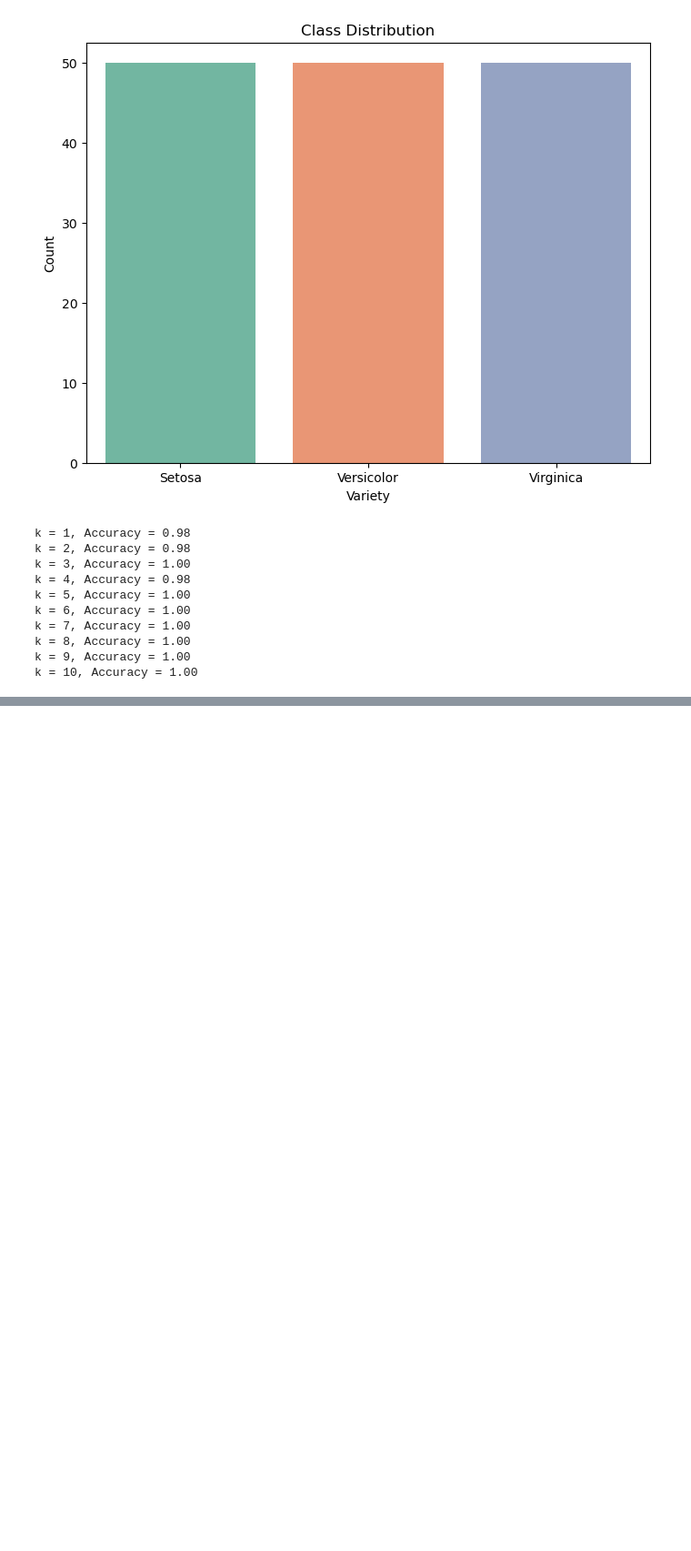
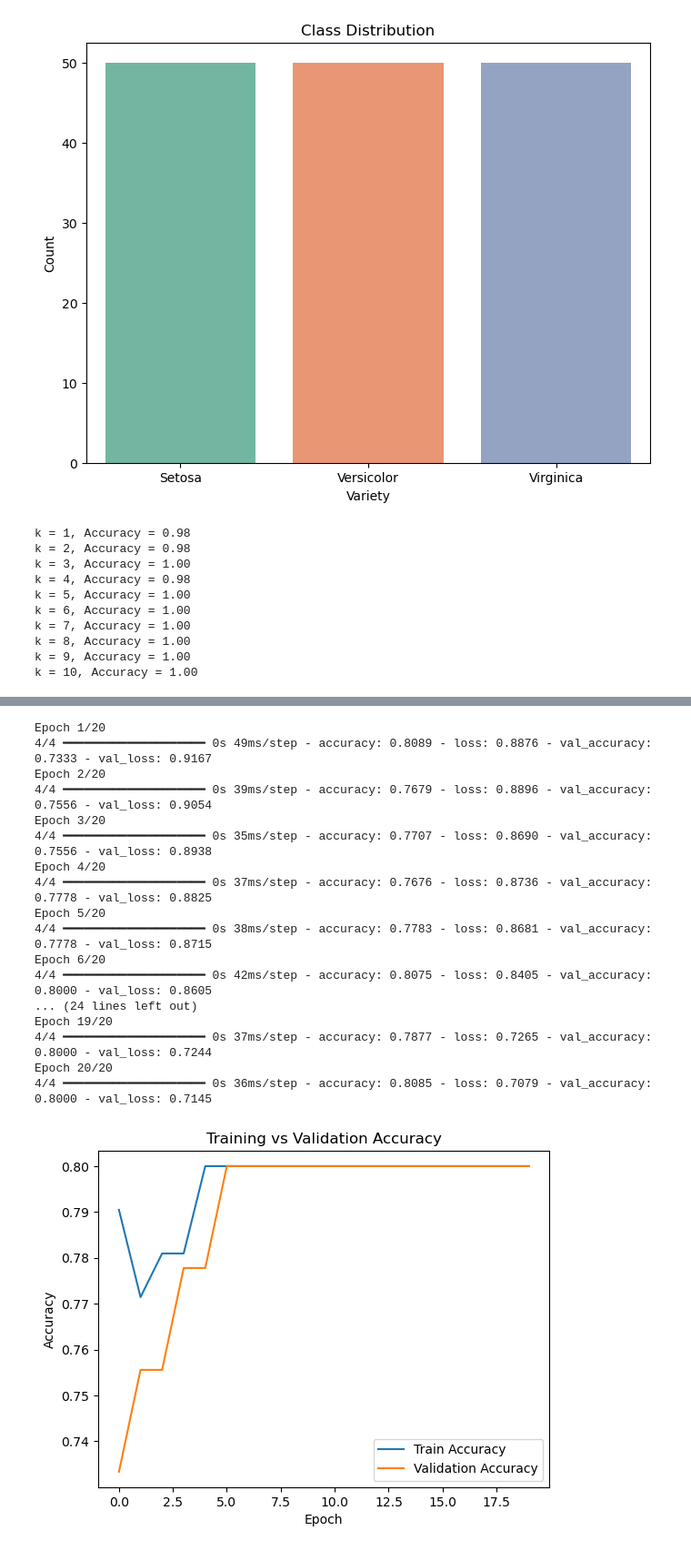
Before and after one commit to remaanne/week7-homework, a Jupyter notebook: Classification.ipynb, the cells around one changed output, grey strips where cells are left out. Shown at 91% size. Drawn from its saved outputs; the diff is of its cells as text; code cells hidden in the pictures; blank space fills up the shorter version.

```diff
--- a/Classification.ipynb
+++ b/Classification.ipynb
@@ -170,0 +172,30 @@ Epoch 20/20
+# %%
+history = model.fit(X_train, y_train, epochs=20, validation_data=(X_test, y_test))
+
+# Plot
+plt.plot(history.history['accuracy'], label='Train Accuracy')
+plt.plot(history.history['val_accuracy'], label='Validation Accuracy')
+plt.title("Training vs Validation Accuracy")
+plt.xlabel("Epoch")
+plt.ylabel("Accuracy")
+plt.legend()
+plt.show()
+# %% [output]
+Epoch 1/20
+4/4 ━━━━━━━━━━━━━━━━━━━━ 0s 49ms/step - accuracy: 0.8089 - loss: 0.8876 - val_accuracy: 0.7333 - val_loss: 0.9167
+Epoch 2/20
+4/4 ━━━━━━━━━━━━━━━━━━━━ 0s 39ms/step - accuracy: 0.7679 - loss: 0.8896 - val_accuracy: 0.7556 - val_loss: 0.9054
+Epoch 3/20
+4/4 ━━━━━━━━━━━━━━━━━━━━ 0s 35ms/step - accuracy: 0.7707 - loss: 0.8690 - val_accuracy: 0.7556 - val_loss: 0.8938
+Epoch 4/20
+4/4 ━━━━━━━━━━━━━━━━━━━━ 0s 37ms/step - accuracy: 0.7676 - loss: 0.8736 - val_accuracy: 0.7778 - val_loss: 0.8825
+Epoch 5/20
+4/4 ━━━━━━━━━━━━━━━━━━━━ 0s 38ms/step - accuracy: 0.7783 - loss: 0.8681 - val_accuracy: 0.7778 - val_loss: 0.8715
+Epoch 6/20
+4/4 ━━━━━━━━━━━━━━━━━━━━ 0s 42ms/step - accuracy: 0.8075 - loss: 0.8405 - val_accuracy: 0.8000 - val_loss: 0.8605
+... (24 lines left out)
+Epoch 19/20
+4/4 ━━━━━━━━━━━━━━━━━━━━ 0s 37ms/step - accuracy: 0.7877 - loss: 0.7265 - val_accuracy: 0.8000 - val_loss: 0.7244
+Epoch 20/20
+4/4 ━━━━━━━━━━━━━━━━━━━━ 0s 36ms/step - accuracy: 0.8085 - loss: 0.7079 - val_accuracy: 0.8000 - val_loss: 0.7145
+[figure, added]
```
Also changed, not shown: parts of 1 cell of this notebook.
